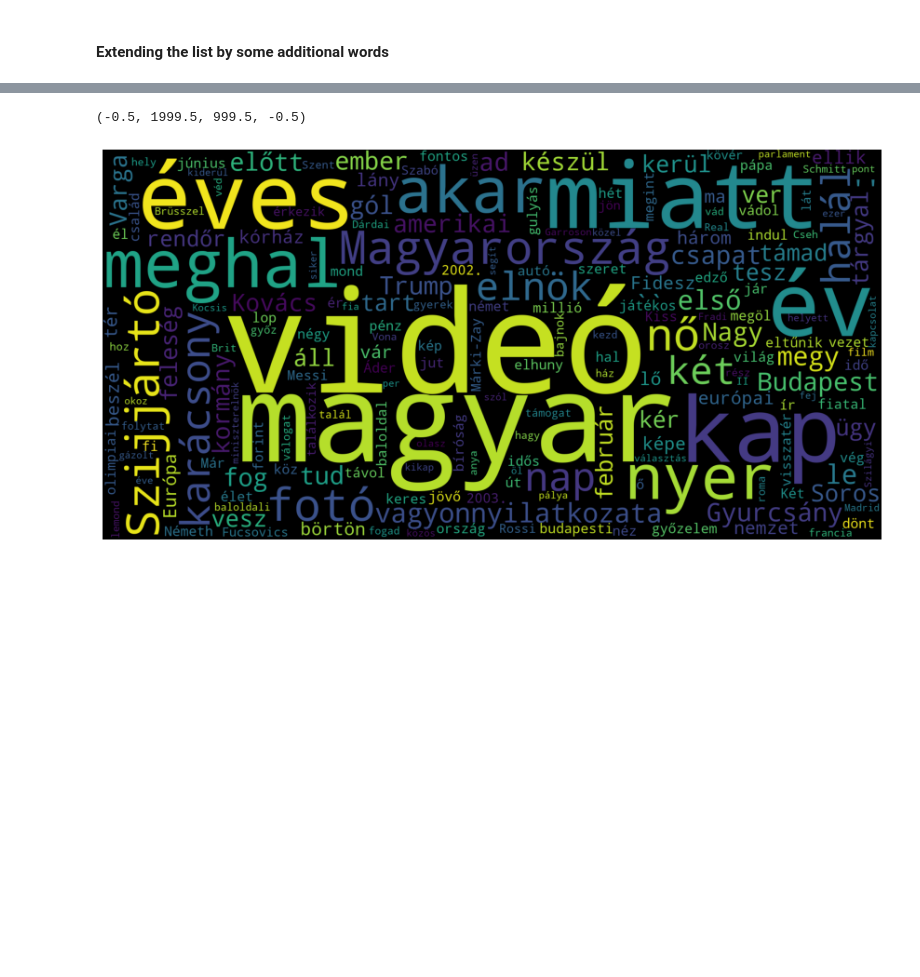
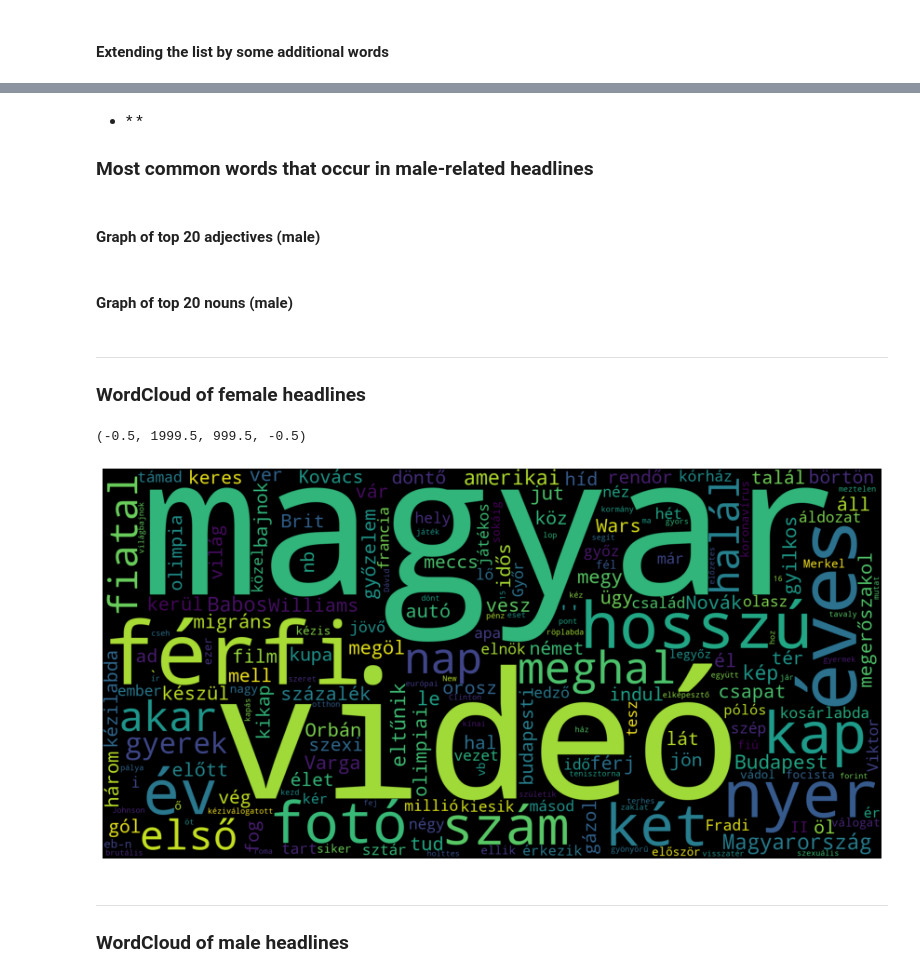
Before and after one commit to Rajk-Prog1/project-cubecheetah, a Jupyter notebook: Project_prog.ipynb, the cells around one changed output, grey strips where cells are left out. Cells and saved outputs as stored; diff of their text form; code cells hidden in the pictures; blank space fills up the shorter version.

```diff
--- a/Project_prog.ipynb
+++ b/Project_prog.ipynb
@@ -202,0 +152,13 @@ Name: lemmatized_headlines, Length: 755517, dtype: object
+# %%
+male = []
+for index, row in tqdm(headline_df.iterrows(), total = len(headline_df)):
+    ismale = False
+    for word in row['lemma']:
+        if word in male_words:
+            ismale = True
+    if ismale:
+        male.append(1)
+    else:
+        male.append(0)
+
+headline_df['male'] = [value for value in male]
@@ -214,8 +248,11 @@ for headline in tqdm(male_headlines_lem):
             male_lem_context.append(word)
 # %%
 female_lem_context_1 = []
-swords_addition = [',', '?', '.', ':', '(', ')', '!', '-', 'is', 'ha']
+swords_addition = [',', '?', '.', ':', '(', ')', '!', '-', 'is', 'ha', 'akár', 'miatt']
 [swords.append(symbol) for symbol in swords_addition]
 for word in tqdm(female_lem_context):
     if word not in swords:
         female_lem_context_1.append(word)
+
+female_pickle = pickle.dumps(female_lem_context_1)
+# female_lem_context_1 = pickle.loads(female_pickle)
@@ -228,0 +273,3 @@ for word in tqdm(male_lem_context):
+# %%
+doc_fem_pipe = nlp.pipe(female_lem_context_1, n_process=5, batch_size=2000)
+doc_fem = [doc for doc in tqdm(doc_fem_pipe, total=len(female_lem_context_1))]
@@ -228,0 +323,3 @@ for word in tqdm(male_lem_context):
+# %% [markdown]
+* * *
+ ### Most common words that occur in male-related headlines
@@ -228,0 +340,2 @@ for word in tqdm(male_lem_context):
+# %% [markdown]
+#### Graph of top 20 adjectives (male)
@@ -228,0 +349,2 @@ for word in tqdm(male_lem_context):
+# %% [markdown]
+#### Graph of top 20 nouns (male)
@@ -229,9 +358,14 @@ for word in tqdm(male_lem_context):
+# %% [markdown]
+* * *
+### WordCloud of female headlines
+# %%
+wordcloud_fem=Counter([doc[0].lemma_ for doc in tqdm(doc_fem)])
 # %%
-word_cloud_dict=Counter(male_lem_context_1)
-wordcloud=WordCloud(width = 2000, height = 1000).generate_from_frequencies(word_cloud_dict)
+wordcloud=WordCloud(width = 2000, height = 1000).generate_from_frequencies(wordcloud_fem)
 plt.figure(figsize=(15,8))
 plt.imshow(wordcloud)
 plt.axis("off")
+plt.savefig('fem_wordcloud.png')
 # %% [output]
 (-0.5, 1999.5, 999.5, -0.5)
-[figure, old version]
+[figure, new version]
@@ -242,0 +372,3 @@ doc_male = nlp(str(male_lem_context_1))
+# %% [markdown]
+* * *
+### WordCloud of male headlines
```
Also changed, not shown: parts of 79 cells of this notebook, 3 other files.
